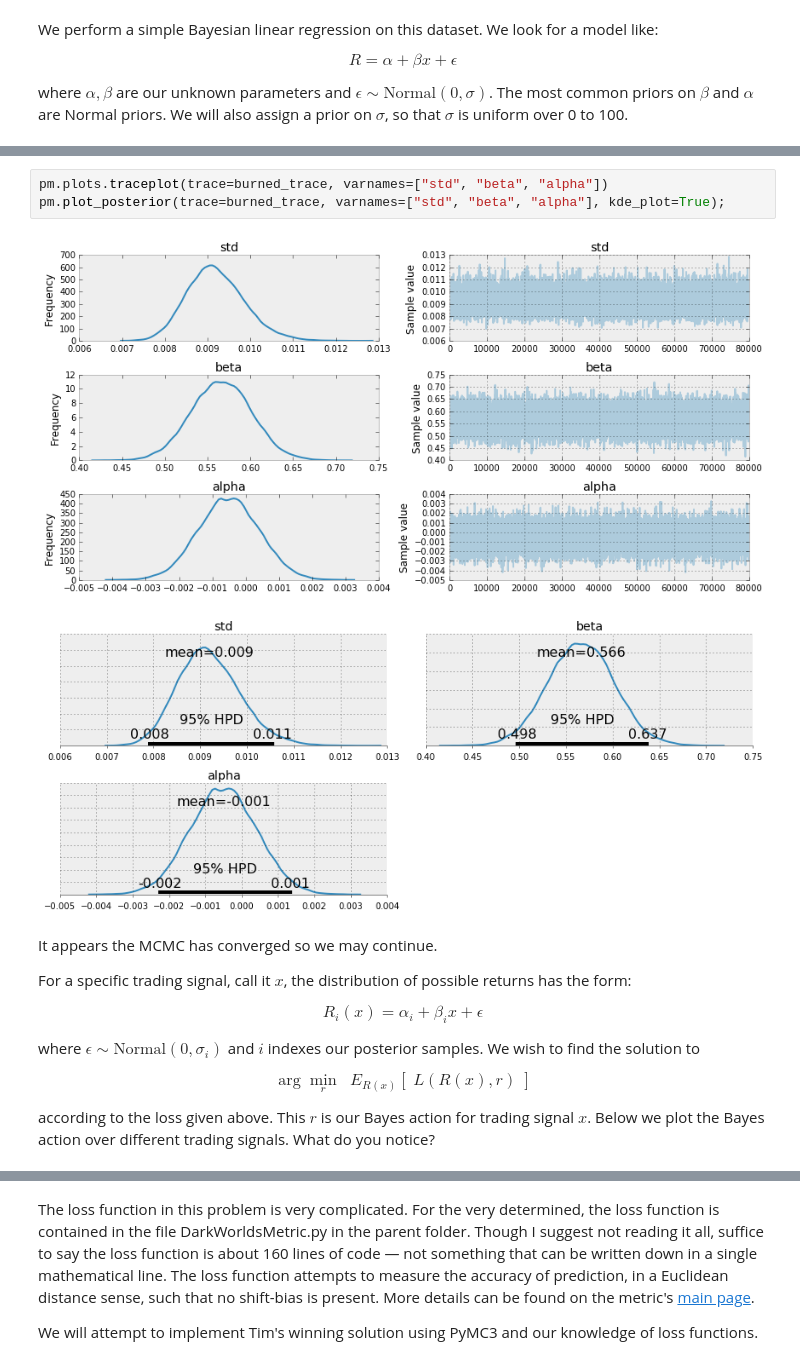
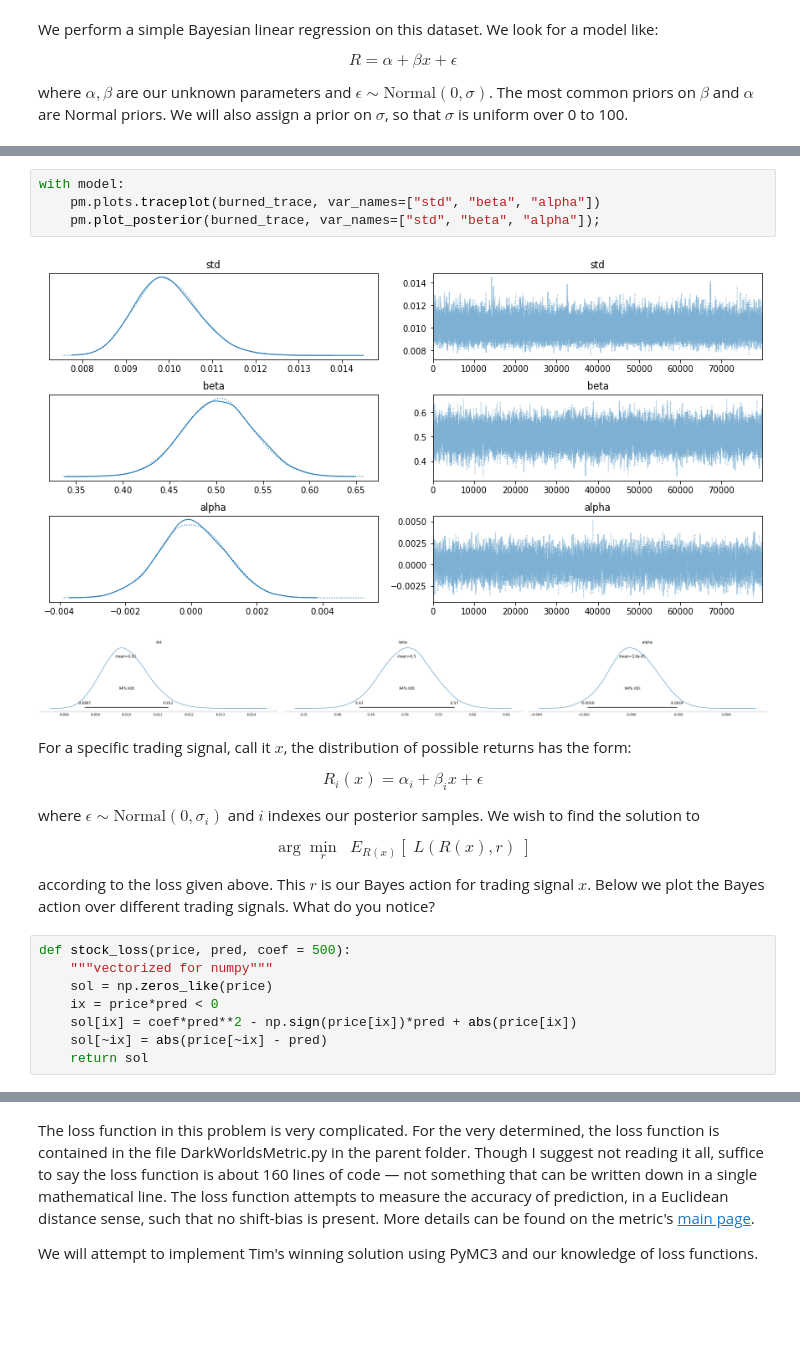
Before and after one commit to cmencar/Probabilistic-Programming-and-Bayesian-Methods-for-Hackers, a Jupyter notebook: Chapter5_LossFunctions/TII-05.ipynb, the cells around one changed output, grey strips where cells are left out. Cells and saved outputs as stored; diff of their text form; blank space fills up the shorter version.

```diff
--- a/Chapter5_LossFunctions/TII-05.ipynb
+++ b/Chapter5_LossFunctions/TII-05.ipynb
@@ -592,12 +617,11 @@ Applied interval-transform to std and added transformed std_interval_ to model.
 # %%
-pm.plots.traceplot(trace=burned_trace, varnames=["std", "beta", "alpha"])
-pm.plot_posterior(trace=burned_trace, varnames=["std", "beta", "alpha"], kde_plot=True);
+with model:
+    pm.plots.traceplot(burned_trace, var_names=["std", "beta", "alpha"])
+    pm.plot_posterior(burned_trace, var_names=["std", "beta", "alpha"]);
 # %% [output]
-[figure, old version]
+[figure, new version]
-[figure, old version]
+[figure, new version]
 # %% [markdown]
-It appears the MCMC has converged so we may continue.
-
 For a specific trading signal, call it $x$, the distribution of possible returns has the form:
 
 $$R_i(x) =  \alpha_i + \beta_ix + \epsilon $$
@@ -607,3 +631,11 @@ where $\epsilon \sim \text{Normal}(0, \sigma_i)$ and $i$ indexes our posterior s
 $$ \arg \min_{r} \;\;E_{R(x)}\left[ \; L(R(x), r) \; \right] $$
 
 according to the loss given above. This $r$ is our Bayes action for trading signal $x$. Below we plot the Bayes action over different trading signals. What do you notice?
+# %%
+def stock_loss(price, pred, coef = 500):
+    """vectorized for numpy"""
+    sol = np.zeros_like(price)
+    ix = price*pred < 0
+    sol[ix] = coef*pred**2 - np.sign(price[ix])*pred + abs(price[ix])
+    sol[~ix] = abs(price[~ix] - pred)
+    return sol
```
Also changed, not shown: parts of 38 cells of this notebook.
